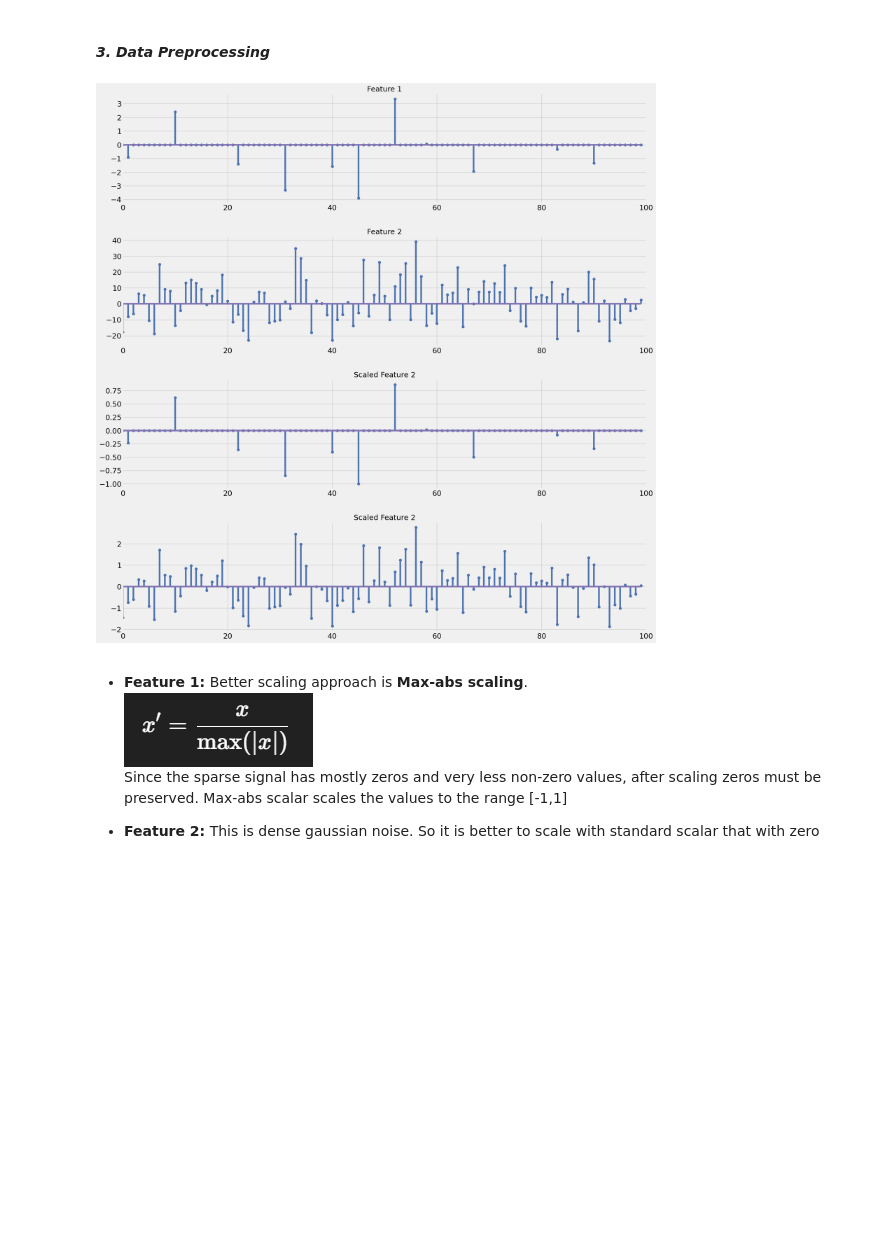
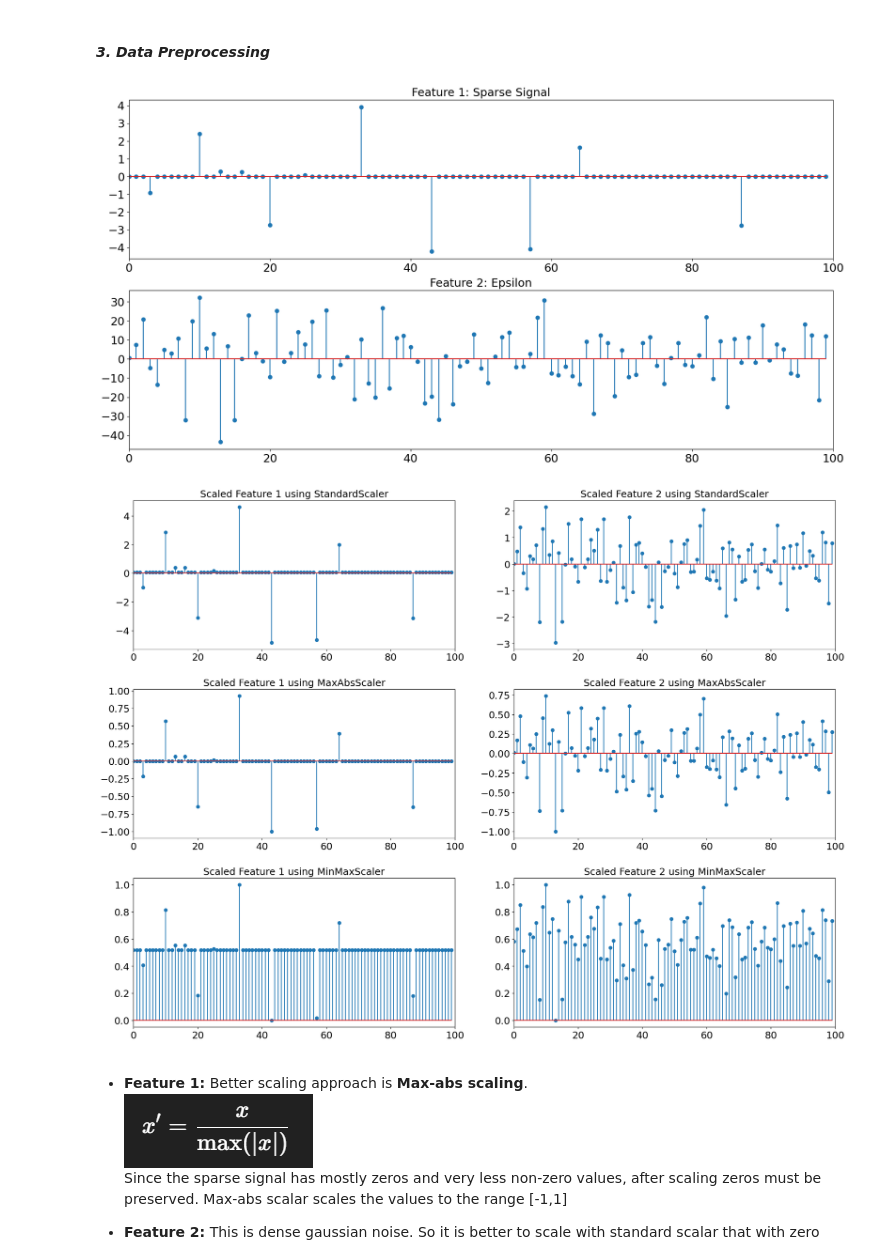
Before and after one commit to minuraashen/Machine-Learning, a Jupyter notebook: EN3150-Pattern_Recognition/Assignment 1/Assignment_01.ipynb, the cells around one changed output. Drawn from its saved outputs; the diff is of its cells as text; code cells hidden in the pictures; blank space fills up the shorter version.

```diff
--- a/EN3150-Pattern_Recognition/Assignment 1/Assignment_01.ipynb
+++ b/EN3150-Pattern_Recognition/Assignment 1/Assignment_01.ipynb
@@ -157,7 +161,7 @@ plt.show()
 # %%
 import numpy as np
 import matplotlib.pyplot as plt
-from sklearn.preprocessing import StandardScaler, MaxAbsScaler
+from sklearn.preprocessing import StandardScaler, MaxAbsScaler, MinMaxScaler
 
 def generate_signal(signal_length, num_nonzero):
   signal = np.zeros(signal_length)
@@ -166,56 +170,61 @@ def generate_signal(signal_length, num_nonzero):
   signal[nonzero_indices] = nonzero_values
   return signal
 
 signal_length = 100 # Total length of the signal
 num_nonzero = 10 # Number of non-zero elements in the signal
 your_index_no = 220551 # Enter your index no without english letters and without leading zeros
 sparse_signal = generate_signal(signal_length, num_nonzero)
 sparse_signal[10] = (your_index_no % 10)*2 + 10
 if your_index_no % 10 == 0:
   sparse_signal[10] = np.random.randn(1) + 30
 sparse_signal=sparse_signal/5
-epsilon = np.random.normal(0, 15, signal_length )  #epsilon=epsilon[:, np.newaxis]
+epsilon = np.random.normal(0, 15, signal_length )
 
 # After generating sparse_signal and epsilon
-# For Feature 1:
-feature_1_scaled = MaxAbsScaler().fit_transform(sparse_signal.reshape(-1,1))
-# For Feature 2:
-feature_2_scaled = StandardScaler().fit_transform(epsilon.reshape(-1,1))
 
-plt.figure(figsize=(20,20))
+plt.figure(figsize=(20,10))
 
-plt.subplot(4, 1, 1)
+plt.subplot(2, 1, 1)
 plt.xlim(0, signal_length)
-plt.title("Feature 1", fontsize=18)
+plt.title("Feature 1: Sparse Signal", fontsize=18)
 plt.xticks(fontsize=18) # Adjust x-axis tick label font size
 plt.yticks(fontsize=18)
 plt.stem(sparse_signal)
 
-plt.subplot(4, 1, 2)
+plt.subplot(2, 1, 2)
 plt.xlim(0, signal_length)
-plt.title("Feature 2", fontsize=18)
+plt.title("Feature 2: Epsilon", fontsize=18)
 plt.stem(epsilon)
 plt.xticks(fontsize=18) # Adjust x-axis tick label font size
 plt.yticks(fontsize=18)
 
-plt.subplot(4, 1, 3)
-plt.xlim(0, signal_length)
-plt.title("Scaled Feature 2", fontsize=18)
-plt.stem(feature_1_scaled)
-plt.xticks(fontsize=18) # Adjust x-axis tick label font size
-plt.yticks(fontsize=18)
 
-plt.subplot(4, 1, 4)
-plt.xlim(0, signal_length)
-plt.title("Scaled Feature 2", fontsize=18)
-plt.stem(feature_2_scaled)
-plt.xticks(fontsize=18) # Adjust x-axis tick label font size
-plt.yticks(fontsize=18)
+scaler_methods = {"StandardScaler": StandardScaler(), "MaxAbsScaler": MaxAbsScaler(), "MinMaxScaler": MinMaxScaler()}
+
+plt.figure(figsize=(20,15))
+for i, (key, value) in enumerate(scaler_methods.items(), start=1):
+  feature_1_scaled = value.fit_transform(sparse_signal.reshape(-1,1))
+  feature_2_scaled = value.fit_transform(epsilon.reshape(-1,1))
+
+  plt.subplot(3, 2, 2*i-1)
+  plt.xlim(0, signal_length)
+  plt.title(f"Scaled Feature 1 using {key}", fontsize=18)
+  plt.stem(feature_1_scaled)
+  plt.xticks(fontsize=18) # Adjust x-axis tick label font size
+  plt.yticks(fontsize=18)
+
+  plt.subplot(3, 2, 2*i)
+  plt.xlim(0, signal_length)
+  plt.title(f"Scaled Feature 2 using {key}", fontsize=18)
+  plt.stem(feature_2_scaled)
+  plt.xticks(fontsize=18) # Adjust x-axis tick label font size
+  plt.yticks(fontsize=18)
 
 plt.tight_layout(pad=3.0)
 plt.show()
 # %% [output]
-[figure, old version]
+[figure, new version]
+[figure, added]
 # %% [markdown]
 - **Feature 1:** Better scaling approach is **Max-abs scaling**.
 ![image.png](attachment:image.png)
```
Also changed, not shown: parts of 3 cells of this notebook, 4 other files.
